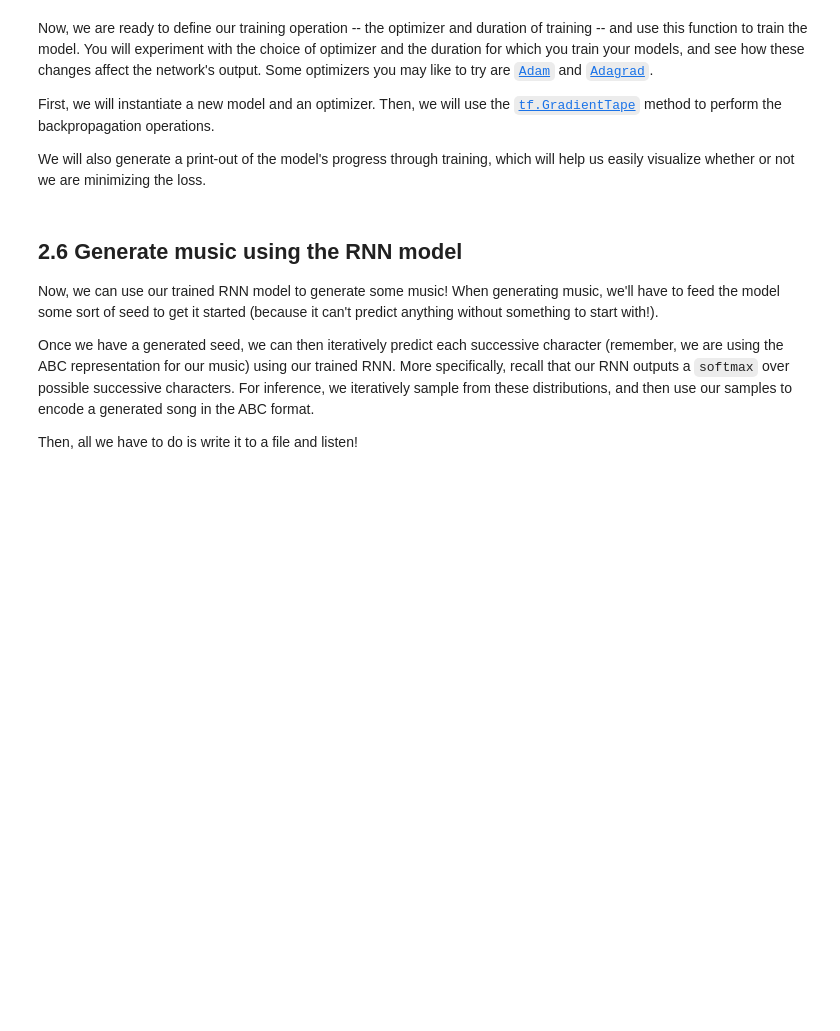
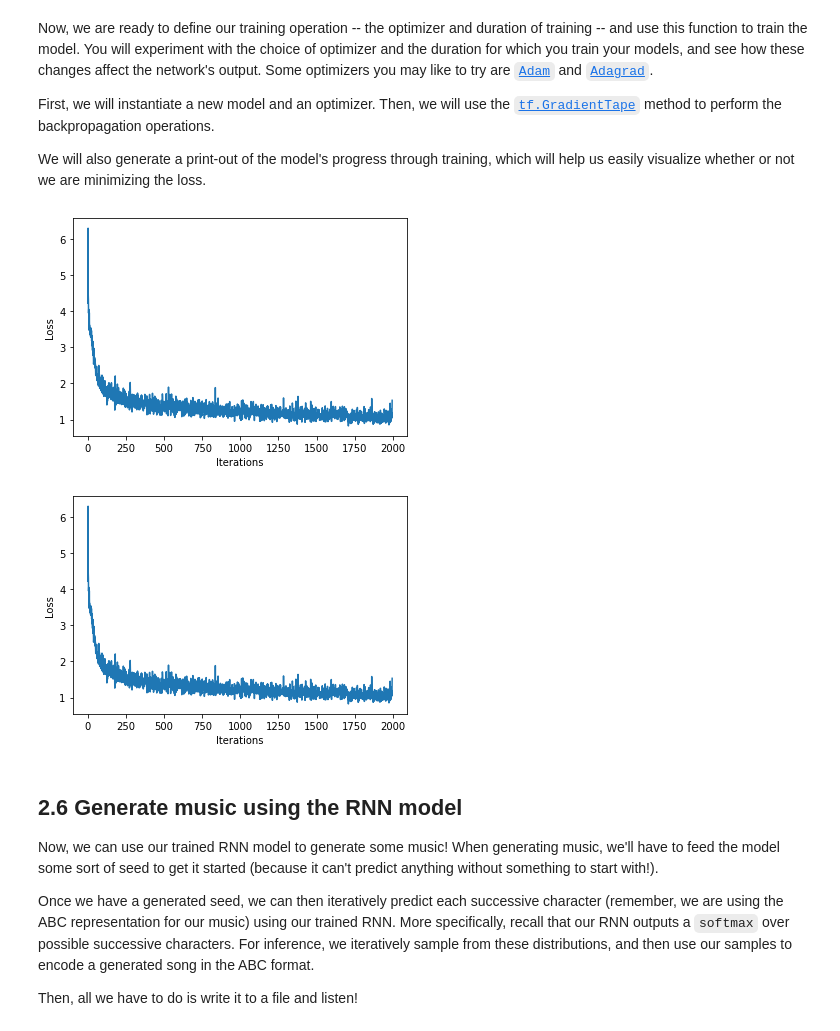
Before and after one commit to PJalgotrader/introtodeeplearning, a Jupyter notebook: lab1/Part2_Music_Generation.ipynb, the cells around one changed output. Drawn from its saved outputs; the diff is of its cells as text; code cells hidden in the pictures; blank space fills up the shorter version.

```diff
--- a/lab1/Part2_Music_Generation.ipynb
+++ b/lab1/Part2_Music_Generation.ipynb
@@ -191,9 +231,9 @@ def get_batch(vectorized_songs, seq_length, batch_size):
   idx = np.random.choice(n-seq_length, batch_size)
 
   '''TODO: construct a list of input sequences for the training batch'''
-  input_batch = # TODO
+  input_batch = [vectorized_songs[i : i+seq_length] for i in idx]
   '''TODO: construct a list of output sequences for the training batch'''
-  output_batch = # TODO
+  output_batch = [vectorized_songs[i+1 : i+seq_length+1] for i in idx]
 
   # x_batch, y_batch provide the true inputs and targets for network training
   x_batch = np.reshape(input_batch, [batch_size, seq_length])
@@ -202,7 +242,7 @@ def get_batch(vectorized_songs, seq_length, batch_size):
 
 
 # Perform some simple tests to make sure your batch function is working properly!
-test_args = (vectorized_songs, 10, 2)
+test_args = (vectorized_songs, 4, 2)
 if not mdl.lab1.test_batch_func_types(get_batch, test_args) or \
    not mdl.lab1.test_batch_func_shapes(get_batch, test_args) or \
    not mdl.lab1.test_batch_func_next_step(get_batch, test_args):
@@ -214,7 +260,7 @@ For each of these vectors, each index is processed at a single time step. So, fo
 
 We can make this concrete by taking a look at how this works over the first several characters in our text:
 # %%
-x_batch, y_batch = get_batch(vectorized_songs, seq_length=5, batch_size=1)
+x_batch, y_batch = get_batch(vectorized_songs, seq_length=5, batch_size=4)
 
 for i, (input_idx, target_idx) in enumerate(zip(np.squeeze(x_batch), np.squeeze(y_batch))):
     print("Step {:3d}".format(i))
@@ -258,16 +317,16 @@ def build_model(vocab_size, embedding_dim, rnn_units, batch_size):
   model = tf.keras.Sequential([
     # Layer 1: Embedding layer to transform indices into dense vectors
     #   of a fixed embedding size
-    tf.keras.layers.Embedding(vocab_size, embedding_dim, batch_input_shape=[batch_size, None]),
+    tf.keras.layers.Embedding(input_dim=vocab_size, output_dim=embedding_dim, batch_input_shape=[batch_size, None]),
 
     # Layer 2: LSTM with `rnn_units` number of units.
     # TODO: Call the LSTM function defined above to add this layer.
-    LSTM('''TODO'''),
+    LSTM(rnn_units),
 
     # Layer 3: Dense (fully-connected) layer that transforms the LSTM output
     #   into the vocabulary size.
     # TODO: Add the Dense layer.
-    '''TODO: DENSE LAYER HERE'''
+    tf.keras.layers.Dense(units=vocab_size)
   ])
 
   return model
@@ -328,12 +440,12 @@ Let's first compute the loss using our example predictions from the untrained mo
 '''TODO: define the loss function to compute and return the loss between
     the true labels and predictions (logits). Set the argument from_logits=True.'''
 def compute_loss(labels, logits):
-  loss = tf.keras.losses.sparse_categorical_crossentropy('''TODO''', '''TODO''', from_logits=True) # TODO
+  loss = tf.keras.losses.sparse_categorical_crossentropy(labels, logits, from_logits=True)
   return loss
 
 '''TODO: compute the loss using the true next characters from the example batch
     and the predictions from the untrained model several cells above'''
-example_batch_loss = compute_loss('''TODO''', '''TODO''') # TODO
+example_batch_loss = compute_loss(y,pred) # TODO
 
 print("Prediction shape: ", pred.shape, " # (batch_size, sequence_length, vocab_size)")
 print("scalar_loss:      ", example_batch_loss.numpy().mean())
@@ -367,13 +482,13 @@ We will also generate a print-out of the model's progress through training, whic
 
 '''TODO: instantiate a new model for training using the `build_model`
   function and the hyperparameters created above.'''
-model = build_model('''TODO: arguments''')
+model = build_model(vocab_size, embedding_dim, rnn_units, batch_size)
 
 '''TODO: instantiate an optimizer with its learning rate.
   Checkout the tensorflow website for a list of supported optimizers.
   https://www.tensorflow.org/api_docs/python/tf/keras/optimizers/
   Try using the Adam optimizer to start.'''
-optimizer = # TODO
+optimizer = tf.keras.optimizers.Adam(learning_rate)
 
 @tf.function
 def train_step(x, y):
@@ -381,10 +496,10 @@ def train_step(x, y):
   with tf.GradientTape() as tape:
 
     '''TODO: feed the current input into the model and generate predictions'''
-    y_hat = model('''TODO''')
+    y_hat = model(x)
 
     '''TODO: compute the loss!'''
-    loss = compute_loss('''TODO''', '''TODO''')
+    loss = compute_loss(y,y_hat)
 
   # Now, compute the gradients
   '''TODO: complete the function call for gradient computation.
@@ -392,36 +507,39 @@ def train_step(x, y):
       of the model parameters.
       HINT: use `model.trainable_variables` to get a list of all model
       parameters.'''
-  grads = tape.gradient('''TODO''', '''TODO''')
+  grads = tape.gradient(loss,model.trainable_variables)
 
   # Apply the gradients to the optimizer so it can update the model accordingly
   optimizer.apply_gradients(zip(grads, model.trainable_variables))
   return loss
 
 ##################
 # Begin training!#
 ##################
 
 history = []
 plotter = mdl.util.PeriodicPlotter(sec=2, xlabel='Iterations', ylabel='Loss')
 if hasattr(tqdm, '_instances'): tqdm._instances.clear() # clear if it exists
 
 for iter in tqdm(range(num_training_iterations)):
 
   # Grab a batch and propagate it through the network
   x_batch, y_batch = get_batch(vectorized_songs, seq_length, batch_size)
   loss = train_step(x_batch, y_batch)
 
   # Update the progress bar
   history.append(loss.numpy().mean())
   plotter.plot(history)
 
   # Update the model with the changed weights!
   if iter % 100 == 0:
     model.save_weights(checkpoint_prefix)
 
 # Save the trained model and the weights
 model.save_weights(checkpoint_prefix)
+# %% [output]
+[figure, added]
+[figure, added]
 # %% [markdown]
 ## 2.6 Generate music using the RNN model
 
```
Also changed, not shown: parts of 20 cells of this notebook.
